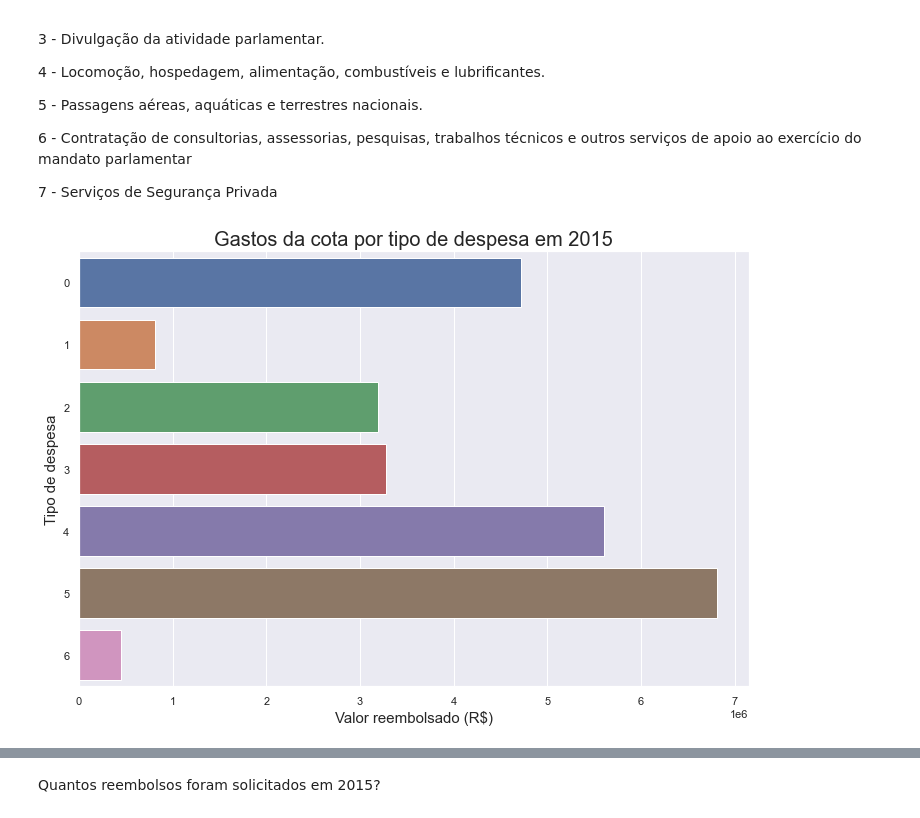
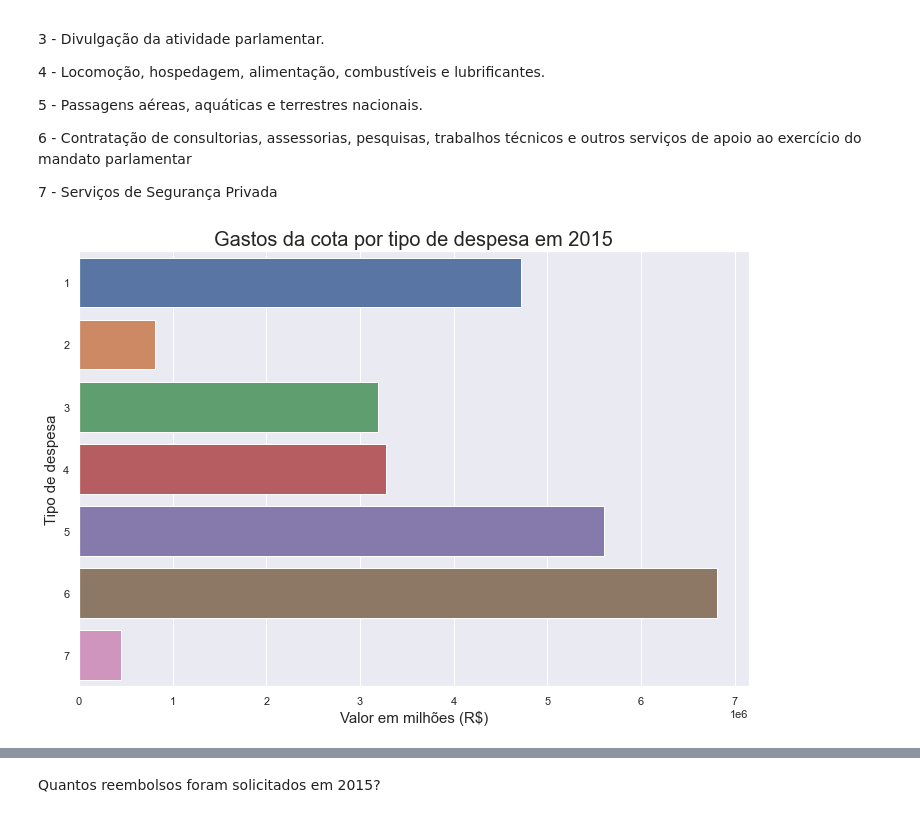
Before and after one commit to jvscursulim/7daysofcode_alura, a Jupyter notebook: ceaps.ipynb, the cells around one changed output, grey strips where cells are left out. Saved outputs shown, nothing was run; the diff lists cells and outputs as text; code cells hidden in the pictures.

```diff
--- a/ceaps.ipynb
+++ b/ceaps.ipynb
@@ -411,18 +411,18 @@ Tipo de despesas passíveis de reembolso:
 
 7 - Serviços de Segurança Privada
 # %%
-tipo_gastos_dict = {f"{index}": descricao for index, descricao in enumerate(df['TIPO_DESPESA'].unique())}
+tipo_gastos_dict = {f"{index+1}": descricao for index, descricao in enumerate(df['TIPO_DESPESA'].unique())}
 # %%
 fig, ax = plt.subplots()
 
 ax = sns.barplot(y = [*tipo_gastos_dict.keys()], x = df.groupby('TIPO_DESPESA')['VALOR_REEMBOLSADO'].sum())
-ax.set_xlabel("Valor reembolsado (R$)", fontsize = 15)
+ax.set_xlabel("Valor em milhões (R$)", fontsize = 15)
 ax.set_ylabel("Tipo de despesa", fontsize = 15)
 ax.set_title("Gastos da cota por tipo de despesa em 2015", fontsize = 20)
 fig.set_size_inches((12, 8))
 fig.savefig("figures\gastos_da_cota_por_tipo_de_despesa_em_2015.png")
 # %% [output]
-[figure, old version]
+[figure, new version]
 # %%
 months = ['Jan', 'Fev', 'Mar', 'Abr', 'Mai', 'Jun', 'Jul', 'Ago', 'Set', 'Out', 'Nov', 'Dec']
 
```
Also changed, not shown: parts of 32 cells of this notebook, 5 other files.
